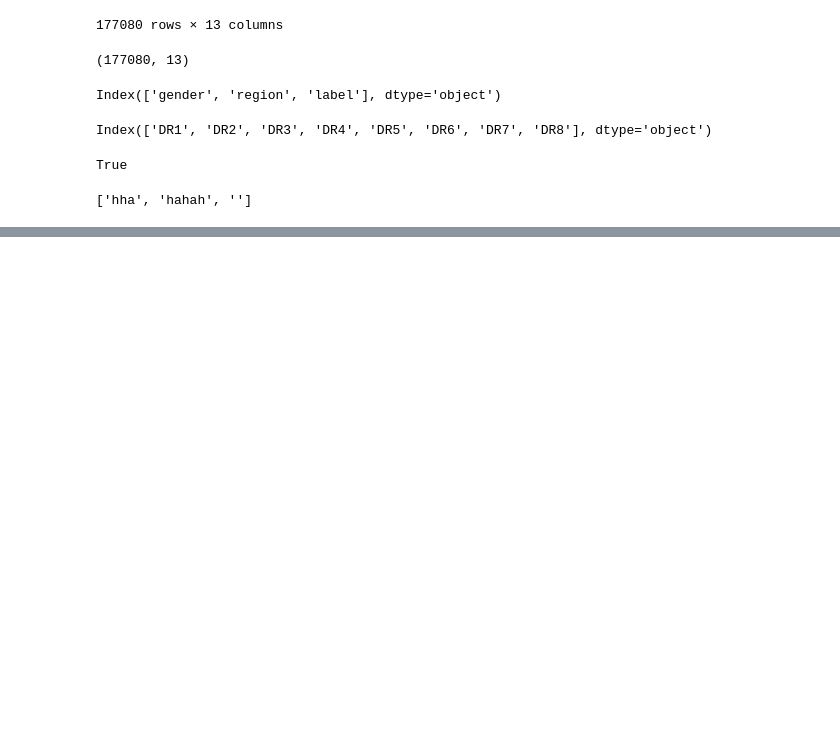
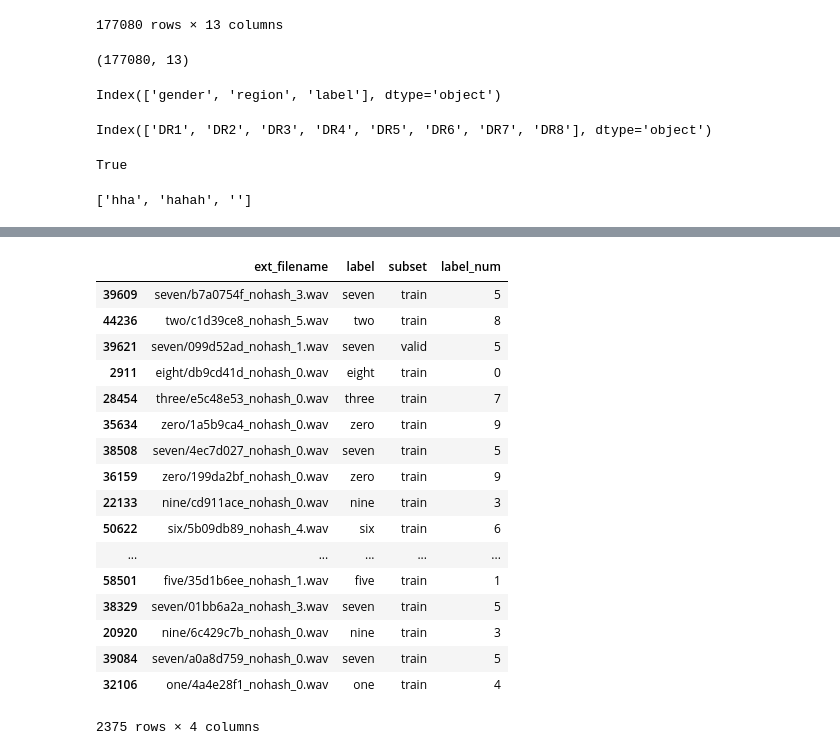
Before and after one commit to zhengying-liu/autodl-contrib, a Jupyter notebook: utils/wav/explore_wav.ipynb, the cells around one changed output, grey strips where cells are left out. Cells and saved outputs as stored; diff of their text form; code cells hidden in the pictures; blank space fills up the shorter version.

Commit message:
Explore another dataset

```diff
--- a/utils/wav/explore_wav.ipynb
+++ b/utils/wav/explore_wav.ipynb
@@ -702,0 +713,2 @@ True
+# %%
+filename = 'left/0e5193e6_nohash_0.wav'
@@ -702,0 +789,2 @@ True
+# %%
+info_df = get_speech_commands_info_df(dataset_dir, from_scratch=False)
@@ -702,0 +824,30 @@ True
+# %%
+import numpy as np
+from sklearn.utils import shuffle
+np.random.seed(42)
+
+def get_processed_df(info_df, classes=None, proba_keep=1.0, shuffled=True):
+  """
+  Consider only those examples with label in `classes`
+
+  Args:
+    classes: an iterable of class names, should be a subset of
+    ['yes', 'no', 'up', 'down', 'left', 'right', 'on', 'off', 'stop', 'go',
+    'zero', 'one', 'two', 'three', 'four', 'five', 'six', 'seven', 'eight', 'nine',
+    'bed', 'bird', 'cat', 'dog', 'happy', 'house', 'marvin', 'sheila', 'tree', 'wow']
+  """
+  if classes:
+    info_df = info_df.loc[info_df['label'].isin(classes)]
+  if proba_keep < 1.0:
+    info_df = info_df.loc[np.random.rand(len(info_df)) < proba_keep]
+  if shuffled:
+    info_df = shuffle(info_df)
+  processed_df = info_df.copy()
+  processed_df['label'] = processed_df['label'].astype('category')
+  processed_df['label_num'] = processed_df['label'].cat.codes
+  return processed_df
+# %%
+classes = ['zero', 'one', 'two', 'three', 'four', 'five', 'six', 'seven', 'eight', 'nine']
+proba_keep = 0.1
+shuffled = True
+processed_df = get_processed_df(info_df, classes=classes, proba_keep=proba_keep, shuffled=shuffled)
@@ -702,0 +875,21 @@ True
+# %%
+processed_df
+# %% [output]
+|  | ext_filename | label | subset | label_num |
+| 39609 | seven/b7a0754f_nohash_3.wav | seven | train | 5 |
+| 44236 | two/c1d39ce8_nohash_5.wav | two | train | 8 |
+| 39621 | seven/099d52ad_nohash_1.wav | seven | valid | 5 |
+| 2911 | eight/db9cd41d_nohash_0.wav | eight | train | 0 |
+| 28454 | three/e5c48e53_nohash_0.wav | three | train | 7 |
+| 35634 | zero/1a5b9ca4_nohash_0.wav | zero | train | 9 |
+| 38508 | seven/4ec7d027_nohash_0.wav | seven | train | 5 |
+| 36159 | zero/199da2bf_nohash_0.wav | zero | train | 9 |
+| 22133 | nine/cd911ace_nohash_0.wav | nine | train | 3 |
+| 50622 | six/5b09db89_nohash_4.wav | six | train | 6 |
+| ... | ... | ... | ... | ... |
+| 58501 | five/35d1b6ee_nohash_1.wav | five | train | 1 |
+| 38329 | seven/01bb6a2a_nohash_3.wav | seven | train | 5 |
+| 20920 | nine/6c429c7b_nohash_0.wav | nine | train | 3 |
+| 39084 | seven/a0a8d759_nohash_0.wav | seven | train | 5 |
+| 32106 | one/4a4e28f1_nohash_0.wav | one | train | 4 |
+2375 rows × 4 columns
```
Also changed, not shown: parts of 52 cells of this notebook.
